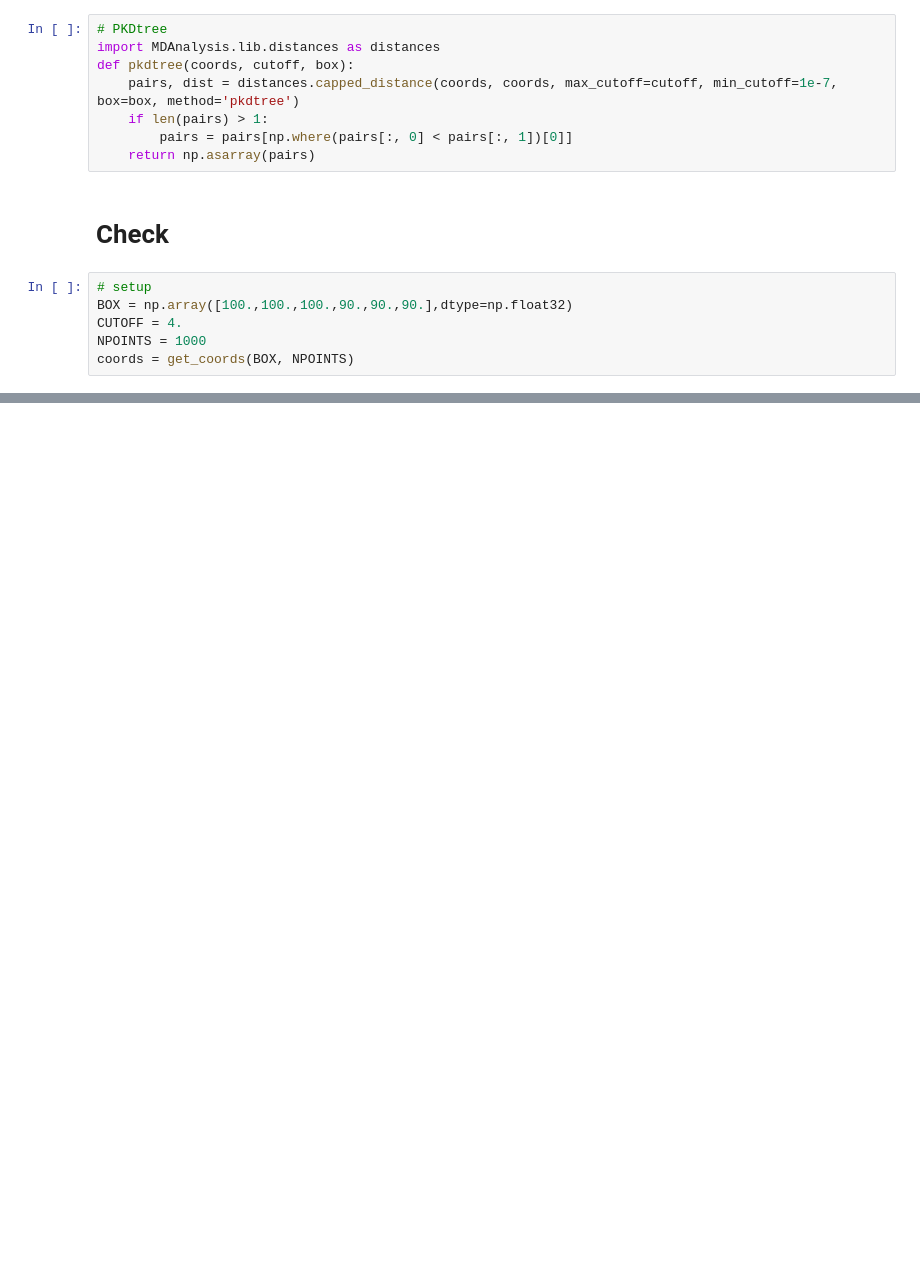
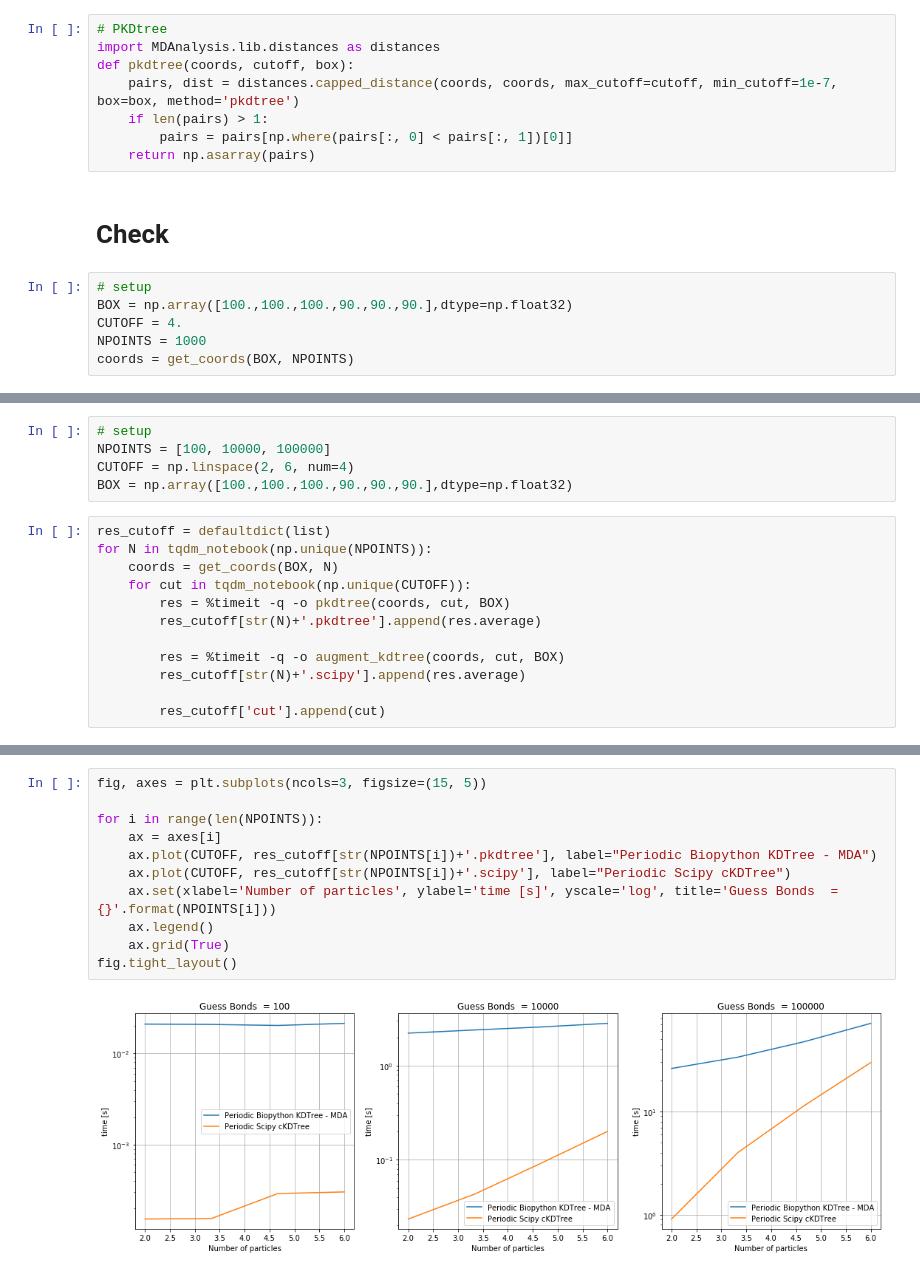
Before and after one commit to ayushsuhane/Benchmarks_Distance, a Jupyter notebook: Notebooks/Augment_Guessbonds.ipynb, the cells around one changed output, grey strips where cells are left out. Cells and saved outputs as stored; diff of their text form; blank space fills up the shorter version.

```diff
--- a/Notebooks/Augment_Guessbonds.ipynb
+++ b/Notebooks/Augment_Guessbonds.ipynb
@@ -506,0 +512,17 @@ It has already been established that the performance of scipy KDtree is better t
+# %%
+# setup
+NPOINTS = [100, 10000, 100000]
+CUTOFF = np.linspace(2, 6, num=4)
+BOX = np.array([100.,100.,100.,90.,90.,90.],dtype=np.float32)
+# %%
+res_cutoff = defaultdict(list)
+for N in tqdm_notebook(np.unique(NPOINTS)):
+    coords = get_coords(BOX, N)
+    for cut in tqdm_notebook(np.unique(CUTOFF)):
+        res = %timeit -q -o pkdtree(coords, cut, BOX)
+        res_cutoff[str(N)+'.pkdtree'].append(res.average)
+
+        res = %timeit -q -o augment_kdtree(coords, cut, BOX)
+        res_cutoff[str(N)+'.scipy'].append(res.average)
+
+        res_cutoff['cut'].append(cut)
@@ -506,0 +534,13 @@ It has already been established that the performance of scipy KDtree is better t
+# %%
+fig, axes = plt.subplots(ncols=3, figsize=(15, 5))
+
+for i in range(len(NPOINTS)):
+    ax = axes[i]
+    ax.plot(CUTOFF, res_cutoff[str(NPOINTS[i])+'.pkdtree'], label="Periodic Biopython KDTree - MDA")
+    ax.plot(CUTOFF, res_cutoff[str(NPOINTS[i])+'.scipy'], label="Periodic Scipy cKDTree")
+    ax.set(xlabel='Number of particles', ylabel='time [s]', yscale='log', title='Guess Bonds  = {}'.format(NPOINTS[i]))
+    ax.legend()
+    ax.grid(True)
+fig.tight_layout()
+# %% [output]
+[figure, added]
```
Also changed, not shown: parts of 52 cells of this notebook, 2 other files.
